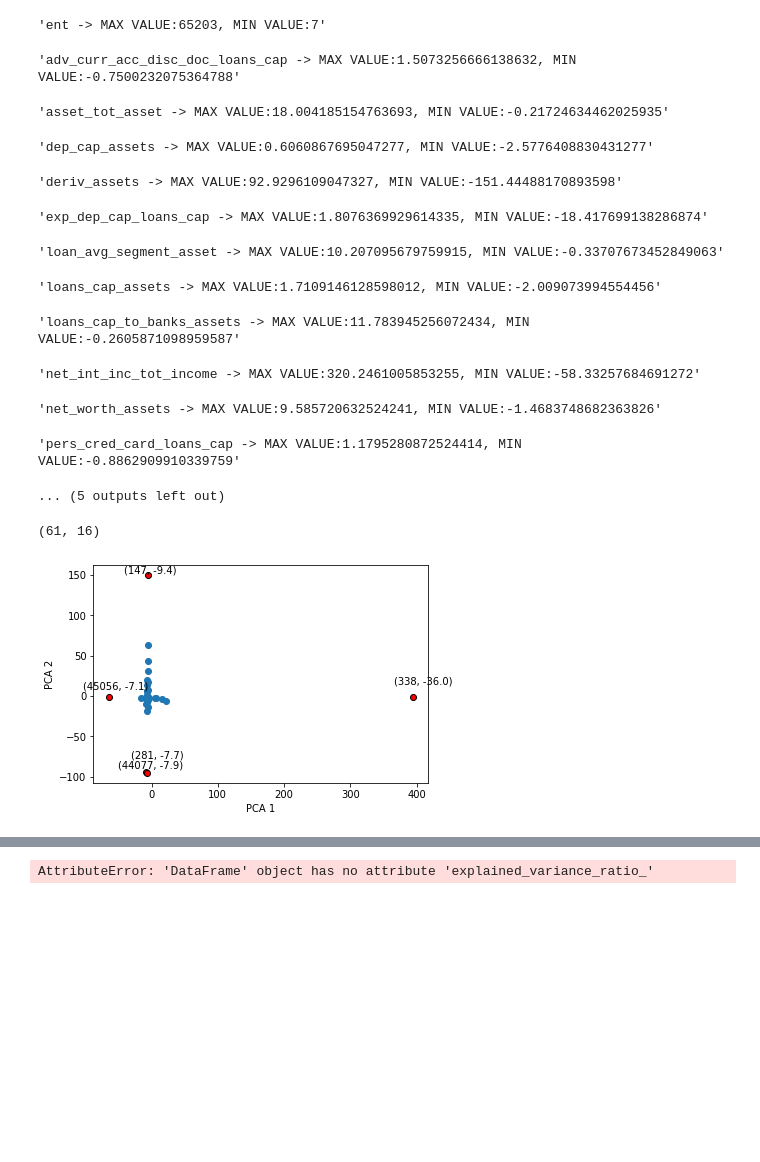
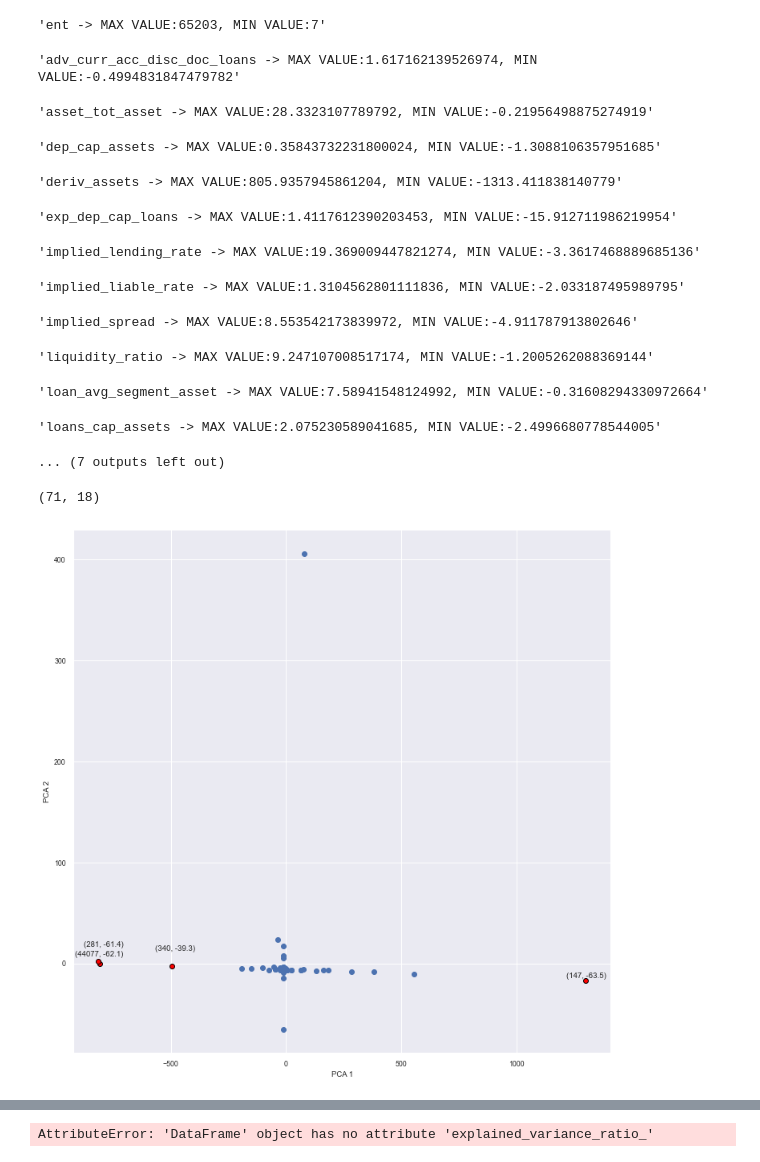
Before and after one commit to maxielias/cbbm, a Jupyter notebook: cbbm/clustering.ipynb, the cells around one changed output, grey strips where cells are left out. Cells and saved outputs as stored; diff of their text form; code cells hidden in the pictures; blank space fills up the shorter version.

```diff
--- a/cbbm/clustering.ipynb
+++ b/cbbm/clustering.ipynb
@@ -1,14 +1,24 @@
 # %%
 import pandas as pd
 import numpy as np
+import os
 
 data_kpis = pd.read_csv("data/kpis.csv")
-gh_8 = pd.read_csv("data/gh_8.csv")
 
-# data_kpis
+oscwd = os.getcwd()
+
+# Load dataframe with BALANCE SHEET data (assets, liabilities and equity)
+df_gh = pd.read_csv(os.path.join(oscwd, "data/GH.txt"),
+                            dtype = {
+                                    'CODIGO': str, 'ENTIDAD': str,
+                                    'Grupo': int
+                                    }
+                                    # parse_dates=['Periodo'],
+                            )
+gh_8 = df_gh["CODIGO"][df_gh["Grupo"]==8]
 # %%
 # DELETE GH 8
-# data_kpis = data_kpis[~data_kpis["ent"].isin(gh_8["EENTIDAD"])]
+data_kpis = data_kpis[~data_kpis["ent"].isin(gh_8)]
 # %%
 start = 2015
 end = 2015
@@ -27,7 +35,7 @@ import seaborn as sns
 corr_mtx = data_pivot[data_pivot.columns[1:]].corr()
 
 
-sns.set(font_scale=0.8, rc={"figure.figsize":(10,10)})
+sns.set(font_scale=0.8, rc={"figure.figsize":(12,12)})
 sns.heatmap(corr_mtx, annot=True)
 plt.show()
 
@@ -70,60 +79,58 @@ for col in data_scaled:
     display(f"{col} -> MAX VALUE:{max(data_scaled[col])}, MIN VALUE:{min(data_scaled[col])}")
 # %% [output]
 'ent -> MAX VALUE:65203, MIN VALUE:7'
-'adv_curr_acc_disc_doc_loans_cap -> MAX VALUE:1.5073256666138632, MIN VALUE:-0.7500232075364788'
+'adv_curr_acc_disc_doc_loans -> MAX VALUE:1.617162139526974, MIN VALUE:-0.4994831847479782'
-'asset_tot_asset -> MAX VALUE:18.004185154763693, MIN VALUE:-0.21724634462025935'
+'asset_tot_asset -> MAX VALUE:28.3323107789792, MIN VALUE:-0.21956498875274919'
-'dep_cap_assets -> MAX VALUE:0.6060867695047277, MIN VALUE:-2.5776408830431277'
+'dep_cap_assets -> MAX VALUE:0.35843732231800024, MIN VALUE:-1.3088106357951685'
-'deriv_assets -> MAX VALUE:92.9296109047327, MIN VALUE:-151.44488170893598'
+'deriv_assets -> MAX VALUE:805.9357945861204, MIN VALUE:-1313.411838140779'
-'exp_dep_cap_loans_cap -> MAX VALUE:1.8076369929614335, MIN VALUE:-18.417699138286874'
+'exp_dep_cap_loans -> MAX VALUE:1.4117612390203453, MIN VALUE:-15.912711986219954'
-'loan_avg_segment_asset -> MAX VALUE:10.207095679759915, MIN VALUE:-0.33707673452849063'
+'implied_lending_rate -> MAX VALUE:19.369009447821274, MIN VALUE:-3.3617468889685136'
-'loans_cap_assets -> MAX VALUE:1.7109146128598012, MIN VALUE:-2.009073994554456'
+'implied_liable_rate -> MAX VALUE:1.3104562801111836, MIN VALUE:-2.033187495989795'
-'loans_cap_to_banks_assets -> MAX VALUE:11.783945256072434, MIN VALUE:-0.2605871098959587'
+'implied_spread -> MAX VALUE:8.553542173839972, MIN VALUE:-4.911787913802646'
-'net_int_inc_tot_income -> MAX VALUE:320.2461005853255, MIN VALUE:-58.33257684691272'
+'liquidity_ratio -> MAX VALUE:9.247107008517174, MIN VALUE:-1.2005262088369144'
-'net_worth_assets -> MAX VALUE:9.585720632524241, MIN VALUE:-1.4683748682363826'
+'loan_avg_segment_asset -> MAX VALUE:7.58941548124992, MIN VALUE:-0.31608294330972664'
-'pers_cred_card_loans_cap -> MAX VALUE:1.1795280872524414, MIN VALUE:-0.8862909910339759'
+'loans_cap_assets -> MAX VALUE:2.075230589041685, MIN VALUE:-2.4996680778544005'
-... (5 outputs left out)
+... (7 outputs left out)
 # %%
 import matplotlib.pyplot as plt
 from sklearn.decomposition import PCA
 data_arr = data_scaled[data_scaled.columns[1:]].to_numpy()
 data_arr.shape
 # %% [output]
-(61, 16)
+(71, 18)
 # %%
 from sklearn.neighbors import LocalOutlierFactor
 
-clf = LocalOutlierFactor(n_neighbors=20, metric="manhattan", contamination=0.02)
-clf.fit_predict(data_arr)
+clf = LocalOutlierFactor(n_neighbors=20, contamination=0.05)
+lof_predict = clf.fit_predict(data_arr)
 results = clf.negative_outlier_factor_
 data_scaled["LOF"] = results
-
-# display(data_scaled.sort_values(by="LOF").head(10))
+data_scaled["outlier"] = lof_predict
 
 data_pca = PCA(n_components=2).fit_transform(data_arr)
 data_pca = pd.DataFrame(data_pca, columns=["pca1", "pca2"])
-df_concat = data_scaled[["ent", "LOF"]]
+df_concat = data_scaled[["ent", "LOF", "outlier"]]
 data_pca = pd.concat([df_concat, data_pca], axis=1)
-# display(data_pca)
 
 from random import seed
 from random import random
 
 seed(1)
-thr = -7
-plt.scatter(data_pca["pca1"].loc[(data_pca["LOF"]>thr)], data_pca["pca2"].loc[(data_pca["LOF"]>thr)])
-for i in data_pca["pca1"].loc[(data_pca["LOF"]<=thr)]:
+# thr = -12
+plt.scatter(data_pca["pca1"].loc[(data_pca["outlier"]==1)], data_pca["pca2"].loc[(data_pca["outlier"]==1)])
+for i in data_pca["pca1"].loc[(data_pca["outlier"]==-1)]:
     c = random() * 20
     plt.scatter(i, data_pca["pca2"].loc[data_pca["pca1"]==i], edgecolors="black", color="red") # data_pca["pca1"].loc[(data_pca["LOF"]<=thr)], data_pca["pca2"].loc[(data_pca["LOF"]<=thr)], edgecolors="black", color="red")
     plt.text(i+c, data_pca["pca2"].loc[data_pca["pca1"]==i]+c,
             ([e for e in data_pca["ent"].loc[data_pca["pca1"]==i]][0], round(float([d for d in data_pca["LOF"].loc[data_pca["pca1"]==i]][0]), 1)), ha="center")
     # print(c)
 plt.xlabel("PCA 1")
 plt.ylabel("PCA 2")
 
-df_lof = data_scaled[data_scaled["LOF"]>-7]
+df_lof = data_scaled[data_scaled["outlier"]==1]
 # df_lof
 # %% [output]
-[figure, old version]
+[figure, new version]
 # %%
 # — — — — — — -Setting Up Color Codes — — — — — — — — — — — -
 # colors_plot = [plt.cm.Spectral(each) for each in np.linspace(0, 1, len(labels))]
```
Also changed, not shown: parts of 10 cells of this notebook, 10 other files.
